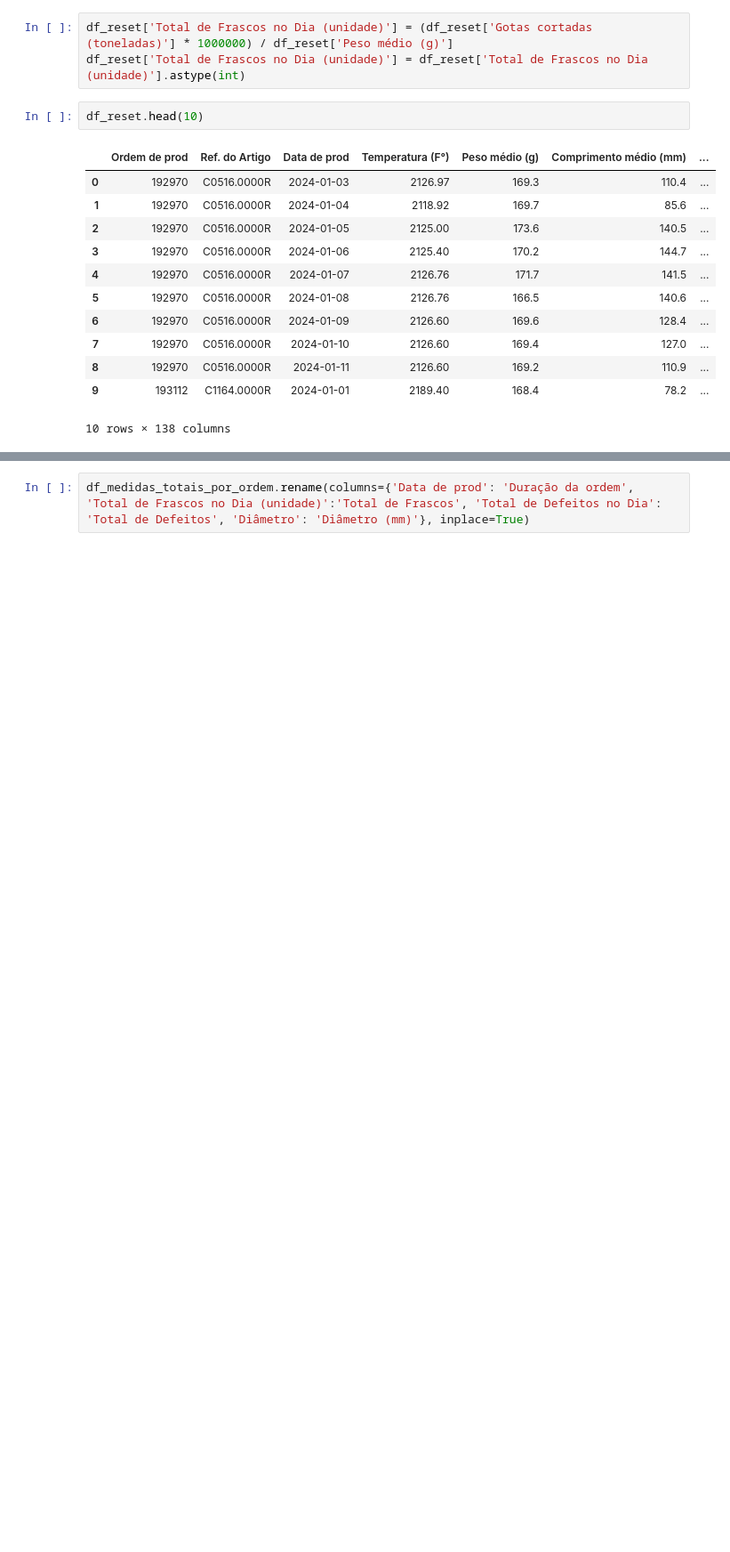
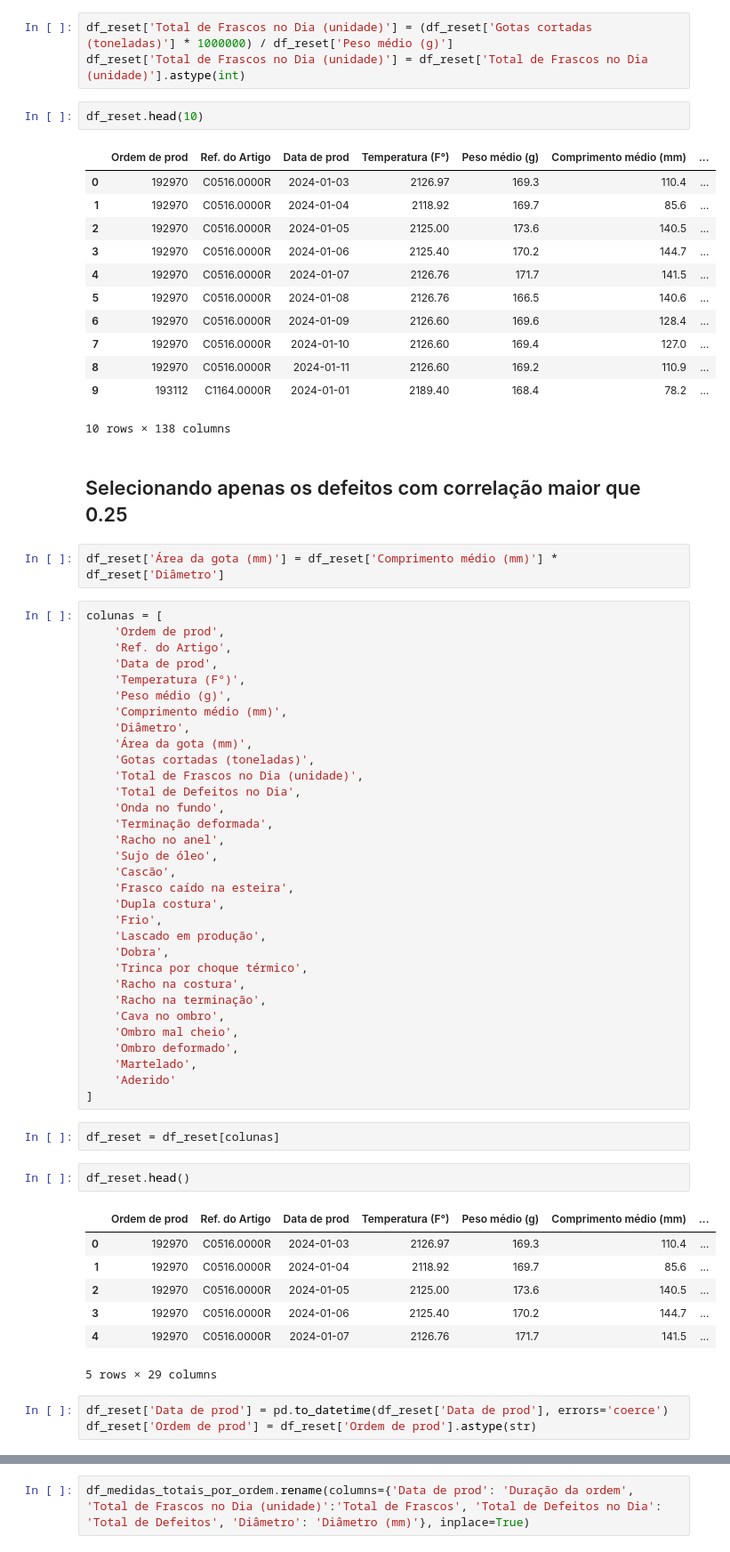
Before and after one commit to lucasz-g/Analise-Gotas, a Jupyter notebook: modelos/modelo_inicial.ipynb, the cells around one changed output, grey strips where cells are left out. Shown at 89% size. Drawn from its saved outputs; the diff is of its cells as text; blank space fills up the shorter version.

```diff
--- a/analises/modelo_ml.ipynb
+++ b/modelos/modelo_inicial.ipynb
@@ -110,3 +110,54 @@ df_reset.head(10)
 | 8 | 192970 | C0516.0000R | 2024-01-11 | 2126.60 | 169.2 | 110.9 | ... |
 | 9 | 193112 | C1164.0000R | 2024-01-01 | 2189.40 | 168.4 | 78.2 | ... |
 10 rows × 138 columns
+# %% [markdown]
+## Selecionando apenas os defeitos com correlação maior que 0.25
+# %%
+df_reset['Área da gota (mm)'] = df_reset['Comprimento médio (mm)'] * df_reset['Diâmetro']
+# %%
+colunas = [
+    'Ordem de prod',
+    'Ref. do Artigo',
+    'Data de prod',
+    'Temperatura (F°)',
+    'Peso médio (g)',
+    'Comprimento médio (mm)',
+    'Diâmetro',
+    'Área da gota (mm)',
+    'Gotas cortadas (toneladas)',
+    'Total de Frascos no Dia (unidade)',
+    'Total de Defeitos no Dia',
+    'Onda no fundo',
+    'Terminação deformada',
+    'Racho no anel',
+    'Sujo de óleo',
+    'Cascão',
+    'Frasco caído na esteira',
+    'Dupla costura',
+    'Frio',
+    'Lascado em produção',
+    'Dobra',
+    'Trinca por choque térmico',
+    'Racho na costura',
+    'Racho na terminação',
+    'Cava no ombro',
+    'Ombro mal cheio',
+    'Ombro deformado',
+    'Martelado',
+    'Aderido'
+]
+# %%
+df_reset = df_reset[colunas]
+# %%
+df_reset.head()
+# %% [output]
+|  | Ordem de prod | Ref. do Artigo | Data de prod | Temperatura (F°) | Peso médio (g) | Comprimento médio (mm) | ... |
+| 0 | 192970 | C0516.0000R | 2024-01-03 | 2126.97 | 169.3 | 110.4 | ... |
+| 1 | 192970 | C0516.0000R | 2024-01-04 | 2118.92 | 169.7 | 85.6 | ... |
+| 2 | 192970 | C0516.0000R | 2024-01-05 | 2125.00 | 173.6 | 140.5 | ... |
+| 3 | 192970 | C0516.0000R | 2024-01-06 | 2125.40 | 170.2 | 144.7 | ... |
+| 4 | 192970 | C0516.0000R | 2024-01-07 | 2126.76 | 171.7 | 141.5 | ... |
+5 rows × 29 columns
+# %%
+df_reset['Data de prod'] = pd.to_datetime(df_reset['Data de prod'], errors='coerce')
+df_reset['Ordem de prod'] = df_reset['Ordem de prod'].astype(str)
```
Also changed, not shown: parts of 15 cells of this notebook, 6 other files.
